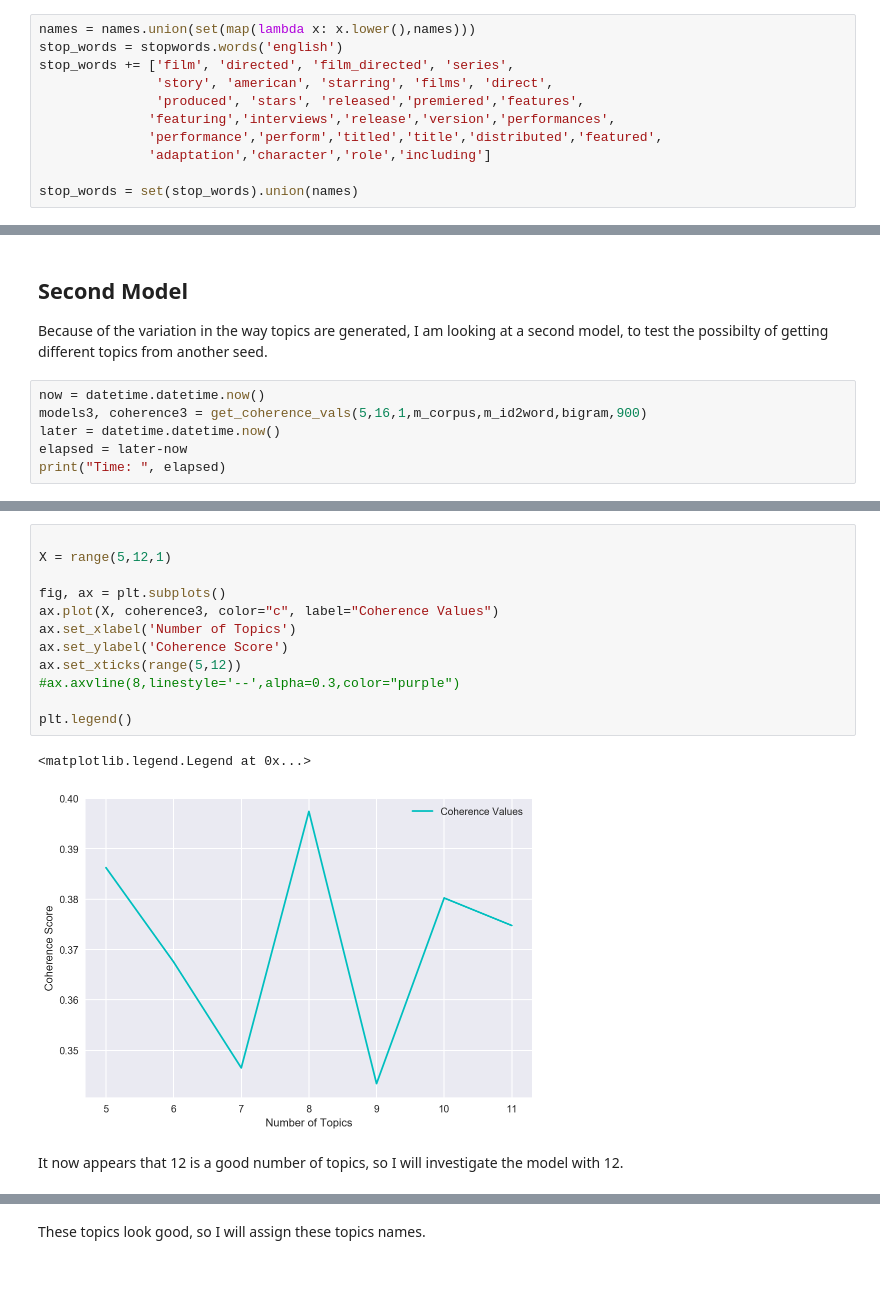
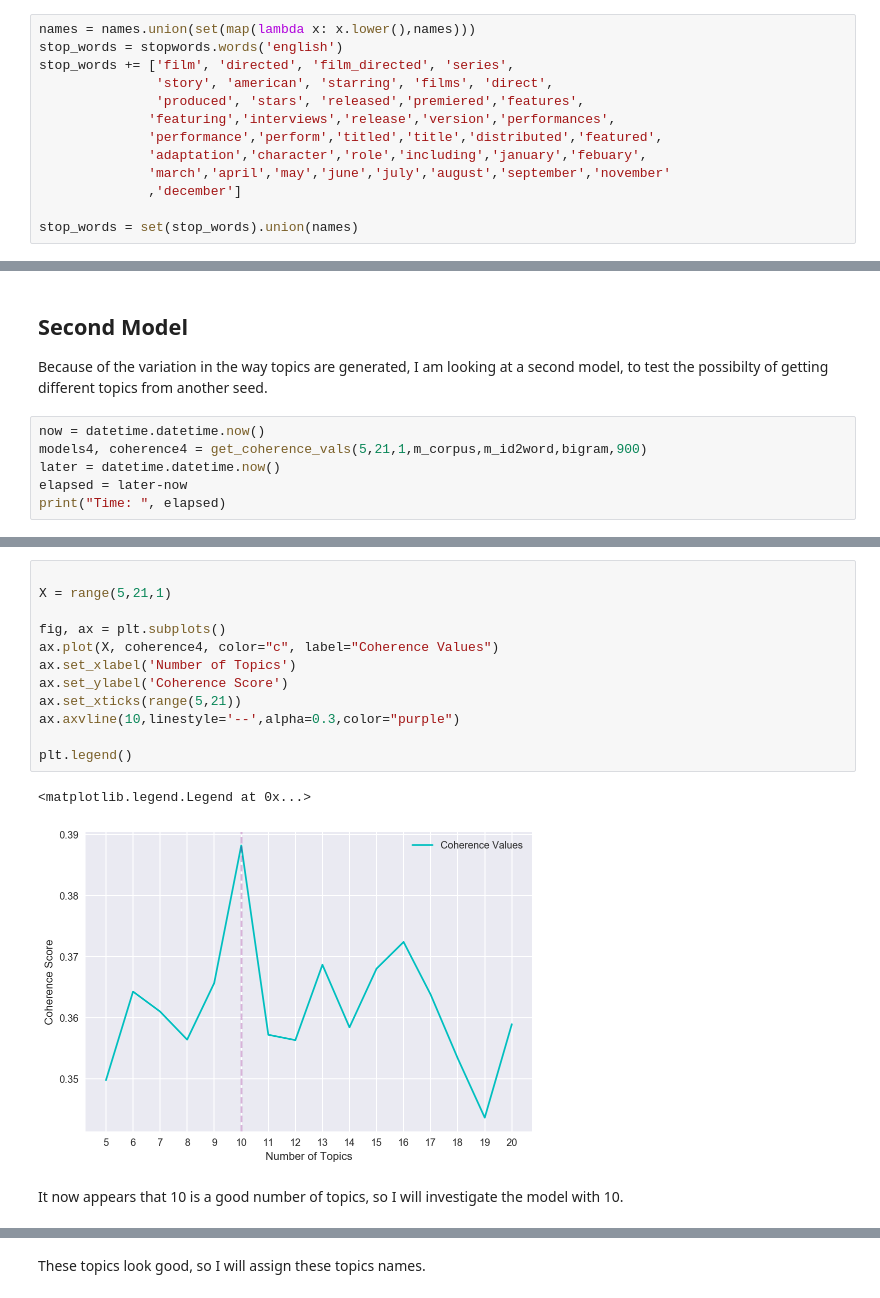
Before and after one commit to ZMBailey/movie_theme, a Jupyter notebook: themeter/dev/models.ipynb, the cells around one changed output, grey strips where cells are left out. Saved outputs shown, nothing was run; the diff lists cells and outputs as text.

```diff
--- a/themeter/dev/models.ipynb
+++ b/themeter/dev/models.ipynb
@@ -119,7 +119,9 @@ stop_words += ['film', 'directed', 'film_directed', 'series',
                'produced', 'stars', 'released','premiered','features',
               'featuring','interviews','release','version','performances',
               'performance','perform','titled','title','distributed','featured',
-              'adaptation','character','role','including']
+              'adaptation','character','role','including','january','febuary',
+              'march','april','may','june','july','august','september','november'
+              ,'december']
 
 stop_words = set(stop_words).union(names)
 # %%
@@ -278,7 +302,7 @@ Romance: ['relationship', 'begins', 'become', 'meets', 'married', 'career', 'cou
 Because of the variation in the way topics are generated, I am looking at a second model, to test the possibilty of getting different topics from another seed.
 # %%
 now = datetime.datetime.now()
-models3, coherence3 = get_coherence_vals(5,16,1,m_corpus,m_id2word,bigram,900)
+models4, coherence4 = get_coherence_vals(5,21,1,m_corpus,m_id2word,bigram,900)
 later = datetime.datetime.now()
 elapsed = later-now
 print("Time: ", elapsed)
@@ -288,18 +327,18 @@ model with 6 topics
 # %%
 
-X = range(5,12,1)
+X = range(5,21,1)
 
 fig, ax = plt.subplots()
-ax.plot(X, coherence3, color="c", label="Coherence Values")
+ax.plot(X, coherence4, color="c", label="Coherence Values")
 ax.set_xlabel('Number of Topics')
 ax.set_ylabel('Coherence Score')
-ax.set_xticks(range(5,12))
-#ax.axvline(8,linestyle='--',alpha=0.3,color="purple")
+ax.set_xticks(range(5,21))
+ax.axvline(10,linestyle='--',alpha=0.3,color="purple")
 
 plt.legend()
 # %% [output]
 <matplotlib.legend.Legend at 0x...>
-[figure, old version]
+[figure, new version]
 # %% [markdown]
-It now appears that 12 is a good number of topics, so I will investigate the model with 12.
+It now appears that 10 is a good number of topics, so I will investigate the model with 10.
 # %%
```
Also changed, not shown: parts of 18 cells of this notebook, 12 other files.
